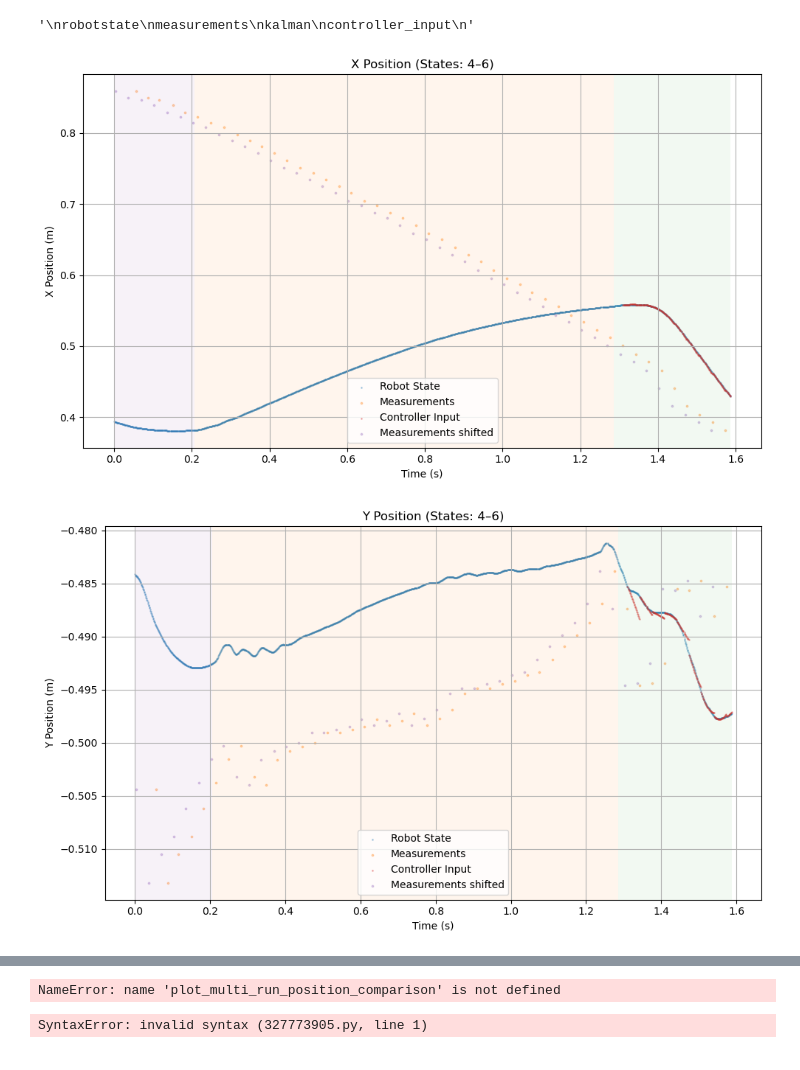
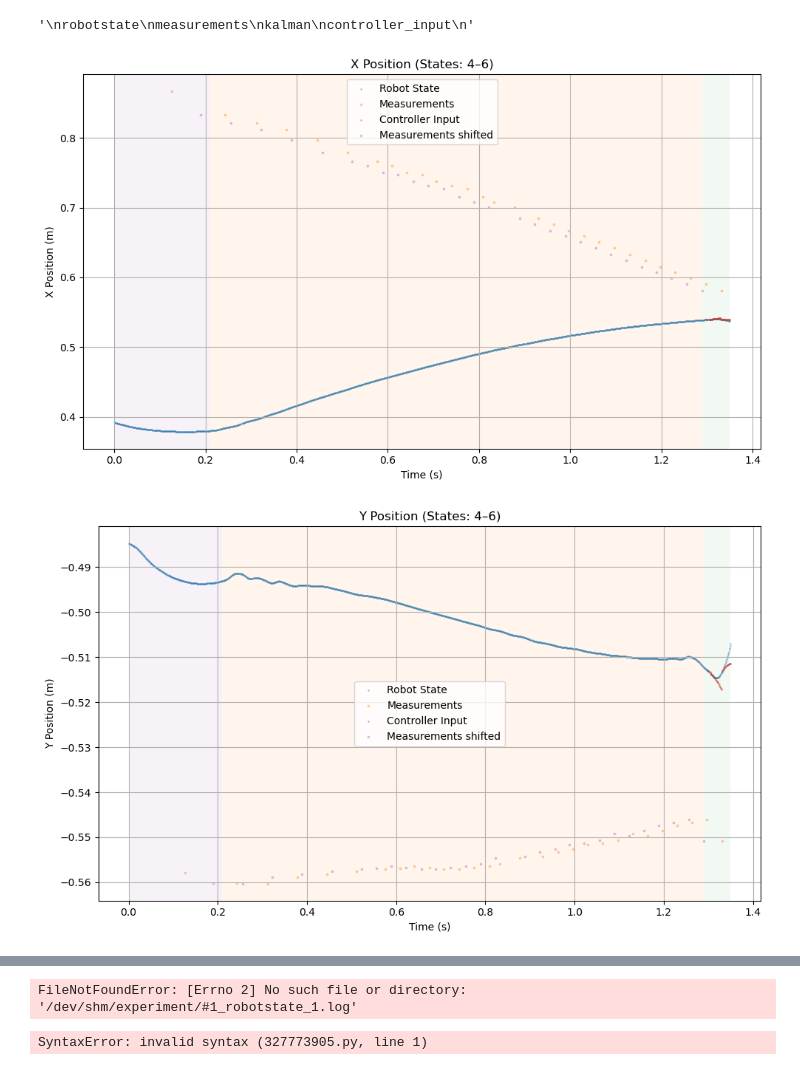
Before and after one commit to agentkashtan/franka-realtime-tracking, a Jupyter notebook: state_controller/plot_data.ipynb, the cells around one changed output, grey strips where cells are left out. Cells and saved outputs as stored; diff of their text form; code cells hidden in the pictures.

```diff
--- a/state_controller/plot_data.ipynb
+++ b/state_controller/plot_data.ipynb
@@ -87,7 +87,7 @@ def parse_filtered_position(exp_hash, run_number, log_dir='.'):
 
 exp_hash = '#1'
 run_number = 1
-log_dir = '/dev/shm/experiment'
+log_dir = '/dev/shm/'
 # %%
 import matplotlib.pyplot as plt
 
@@ -473,30 +473,30 @@ def plot_orientation_comparison_for_run(
     plt.show()
 # %%
 hash_ = "#1"
-exp_ = 2
+exp_ = 1
 dir_= '/dev/shm/experiment/default'
 states_ = [4,5,6]
 for dim in ['x', 'y', 'z']:
     plot_position_comparison(
         dim,
         hash_,
         exp_,
         dir_,
         visibility=[1,1,0,1,1],
         visible_states=states_,
         shade_states=True
     )
 
 for dim in ['roll', 'pitch', 'yaw']:
     plot_orientation_comparison_for_run(
         dim,
         hash_,
         exp_,
         dir_,
         visible_states=states_,
         visibility=[1, 1, 1,1,1],
         shade_states=True
     )
 # %% [output]
-[figure, old version]
+[figure, new version]
-[figure, old version]
+[figure, new version]
@@ -616,7 +616,7 @@ plot_multi_run_position_comparison(
     shade_states=False
 )
 # %% [output]
-NameError: name 'plot_multi_run_position_comparison' is not defined
+FileNotFoundError: [Errno 2] No such file or directory: '/dev/shm/experiment/#1_robotstate_1.log'
 # %%
 pip3 install seaborn
 # %% [output]
```
Also changed, not shown: parts of 2 cells of this notebook, 7 other files.
